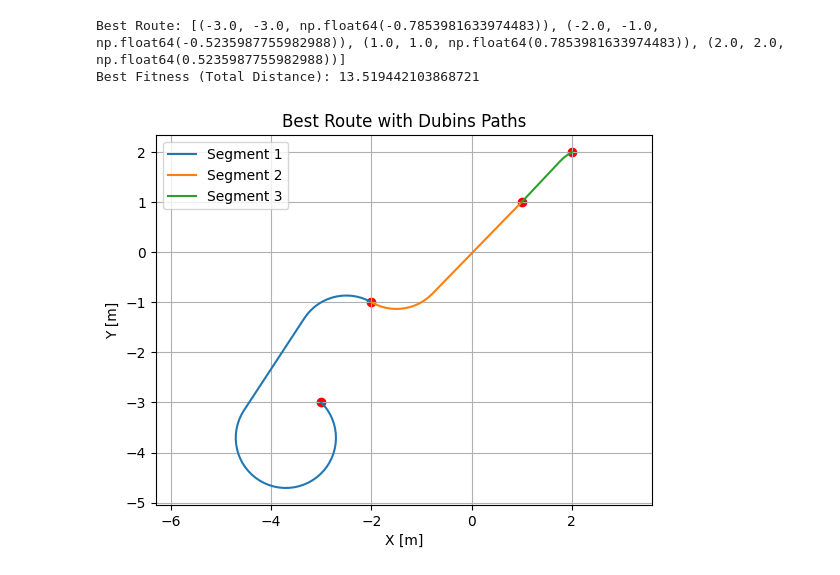
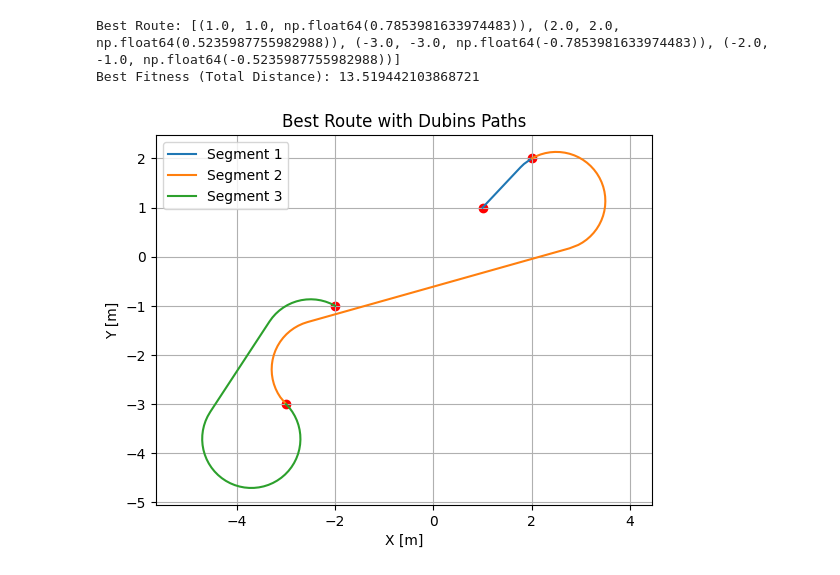
Before and after one commit to analucia-odp/projeto-final-rob-tica, a Jupyter notebook: teste_algoritmogen.ipynb, the cells around one changed output. Cells and saved outputs as stored; diff of their text form; code cells hidden in the pictures.

```diff
--- a/teste_algoritmogen.ipynb
+++ b/teste_algoritmogen.ipynb
@@ -366,38 +366,38 @@ points = [
 ]
 
 population_size = 100
-num_generations = 50
+num_generations = 500
 mutation_rate = 0.05
 curvature = 1.0
 
 best_route, best_fitness = genetic_algorithm(points, population_size, num_generations, mutation_rate, curvature)
 
 def plot_best_route(best_route, curvature):
     plt.figure()
 
     for i in range(len(best_route) - 1):
         s_x, s_y, s_yaw = best_route[i]
         g_x, g_y, g_yaw = best_route[i + 1]
         x_list, y_list, yaw_list, modes, lengths = plan_dubins_path(s_x, s_y, s_yaw, g_x, g_y, g_yaw, curvature)
         plt.plot(x_list, y_list, label=f"Segment {i+1}")
 
     plt.scatter([p[0] for p in best_route], [p[1] for p in best_route], color='red')
     plt.xlabel('X [m]')
     plt.ylabel('Y [m]')
     plt.title('Best Route with Dubins Paths')
     plt.legend()
     plt.grid(True)
     plt.axis("equal")
     plt.show()
 
 print("Best Route:", best_route)
 print("Best Fitness (Total Distance):", best_fitness)
 
 plot_best_route(best_route, curvature)
 # %% [output]
-Best Route: [(-3.0, -3.0, np.float64(-0.7853981633974483)), (-2.0, -1.0, np.float64(-0.5235987755982988)), (1.0, 1.0, np.float64(0.7853981633974483)), (2.0, 2.0, np.float64(0.5235987755982988))]
+Best Route: [(1.0, 1.0, np.float64(0.7853981633974483)), (2.0, 2.0, np.float64(0.5235987755982988)), (-3.0, -3.0, np.float64(-0.7853981633974483)), (-2.0, -1.0, np.float64(-0.5235987755982988))]
 Best Fitness (Total Distance): 13.519442103868721
-[figure, old version]
+[figure, new version]
 # %%
 # ---------------------------------------------- Init ----------------------------------------
 try:
```
Also changed, not shown: 2 other files.
